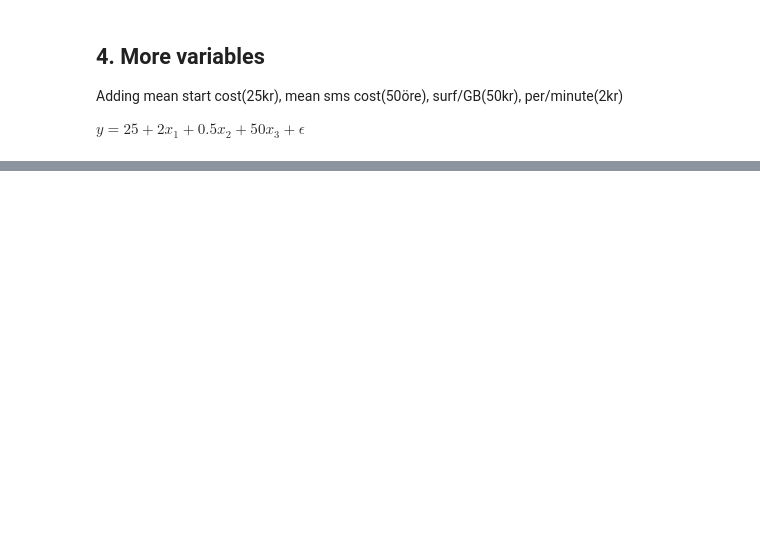
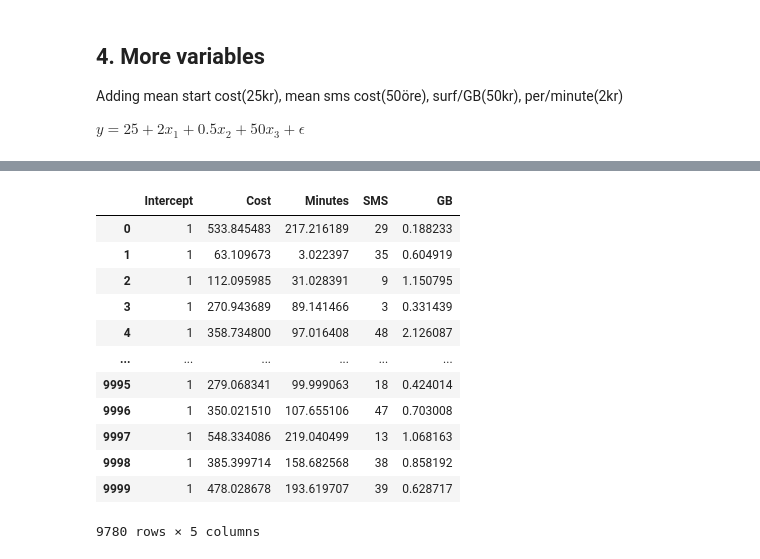
Before and after one commit to Crudeerz/ML-Rasmus-Berghall, a Jupyter notebook: Exercises/E00_answers.ipynb, the cells around one changed output, grey strips where cells are left out. Drawn from its saved outputs; the diff is of its cells as text; code cells hidden in the pictures; blank space fills up the shorter version.

```diff
--- a/Exercises/E00_answers.ipynb
+++ b/Exercises/E00_answers.ipynb
@@ -173,0 +226,17 @@ x1 = np.random
+# %%
+df1 = df.query("Cost > 0" and "GB < 4" and "Minutes < 300")
+df1
+# %% [output]
+|  | Intercept | Cost | Minutes | SMS | GB |
+| 0 | 1 | 533.845483 | 217.216189 | 29 | 0.188233 |
+| 1 | 1 | 63.109673 | 3.022397 | 35 | 0.604919 |
+| 2 | 1 | 112.095985 | 31.028391 | 9 | 1.150795 |
+| 3 | 1 | 270.943689 | 89.141466 | 3 | 0.331439 |
+| 4 | 1 | 358.734800 | 97.016408 | 48 | 2.126087 |
+| ... | ... | ... | ... | ... | ... |
+| 9995 | 1 | 279.068341 | 99.999063 | 18 | 0.424014 |
+| 9996 | 1 | 350.021510 | 107.655106 | 47 | 0.703008 |
+| 9997 | 1 | 548.334086 | 219.040499 | 13 | 1.068163 |
+| 9998 | 1 | 385.399714 | 158.682568 | 38 | 0.858192 |
+| 9999 | 1 | 478.028678 | 193.619707 | 39 | 0.628717 |
+9780 rows × 5 columns
```
Also changed, not shown: parts of 10 cells of this notebook.
